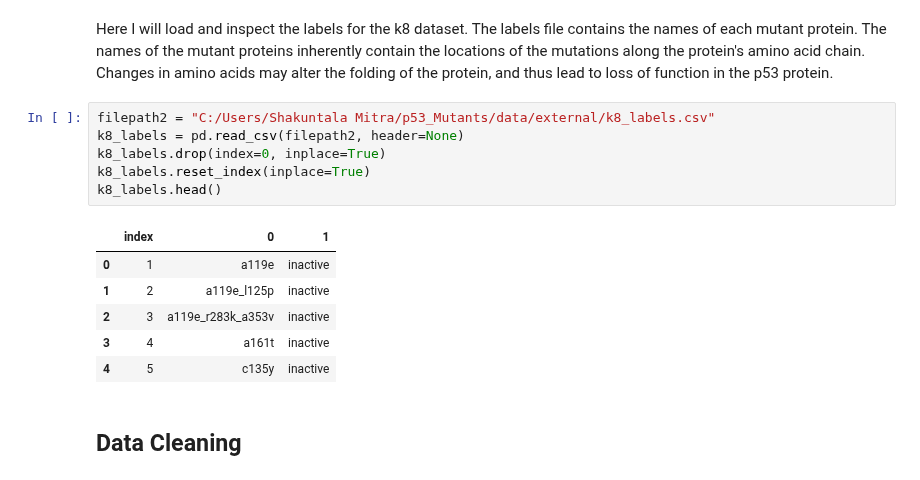
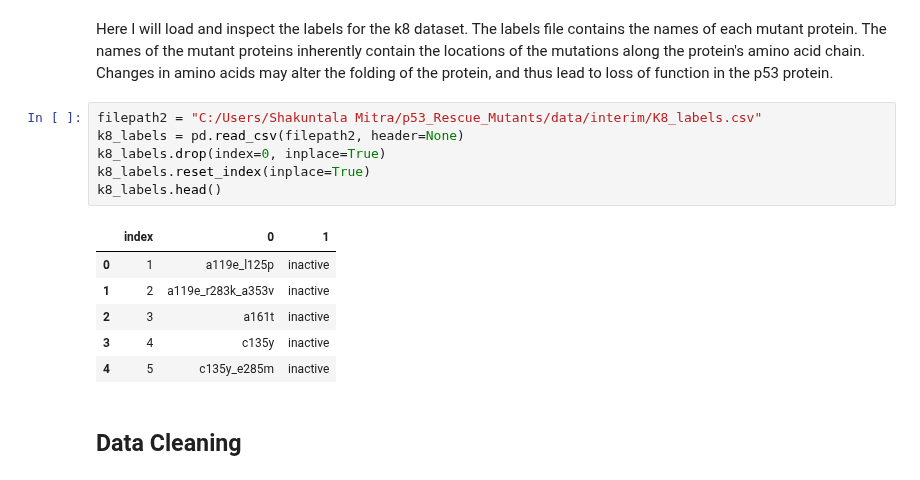
Before and after one commit to dna-witch/p53_Rescue_Mutants, a Jupyter notebook: notebooks/1.0-sm-data-wrangling.ipynb, the cells around one changed output. Saved outputs shown, nothing was run; the diff lists cells and outputs as text.

Commit message:
Completed initial data wrangling and cleaning

```diff
--- a/notebooks/1.0-sm-data-wrangling.ipynb
+++ b/notebooks/1.0-sm-data-wrangling.ipynb
@@ -36,18 +36,18 @@ print(k8_file.head())
 # %% [markdown]
 Here I will load and inspect the labels for the k8 dataset. The labels file contains the names of each mutant protein. The names of the mutant proteins inherently contain the locations of the mutations along the protein's amino acid chain. Changes in amino acids may alter the folding of the protein, and thus lead to loss of function in the p53 protein.
 # %%
-filepath2 = "C:/Users/Shakuntala Mitra/p53_Mutants/data/external/k8_labels.csv"
+filepath2 = "C:/Users/Shakuntala Mitra/p53_Rescue_Mutants/data/interim/K8_labels.csv"
 k8_labels = pd.read_csv(filepath2, header=None)
 k8_labels.drop(index=0, inplace=True)
 k8_labels.reset_index(inplace=True)
 k8_labels.head()
 # %% [output]
 |  | index | 0 | 1 |
-| 0 | 1 | a119e | inactive |
-| 1 | 2 | a119e_l125p | inactive |
-| 2 | 3 | a119e_r283k_a353v | inactive |
-| 3 | 4 | a161t | inactive |
-| 4 | 5 | c135y | inactive |
+| 0 | 1 | a119e_l125p | inactive |
+| 1 | 2 | a119e_r283k_a353v | inactive |
+| 2 | 3 | a161t | inactive |
+| 3 | 4 | c135y | inactive |
+| 4 | 5 | c135y_e285m | inactive |
 # %% [markdown]
 ## Data Cleaning
 # %%
```
Also changed, not shown: parts of 8 cells of this notebook.
